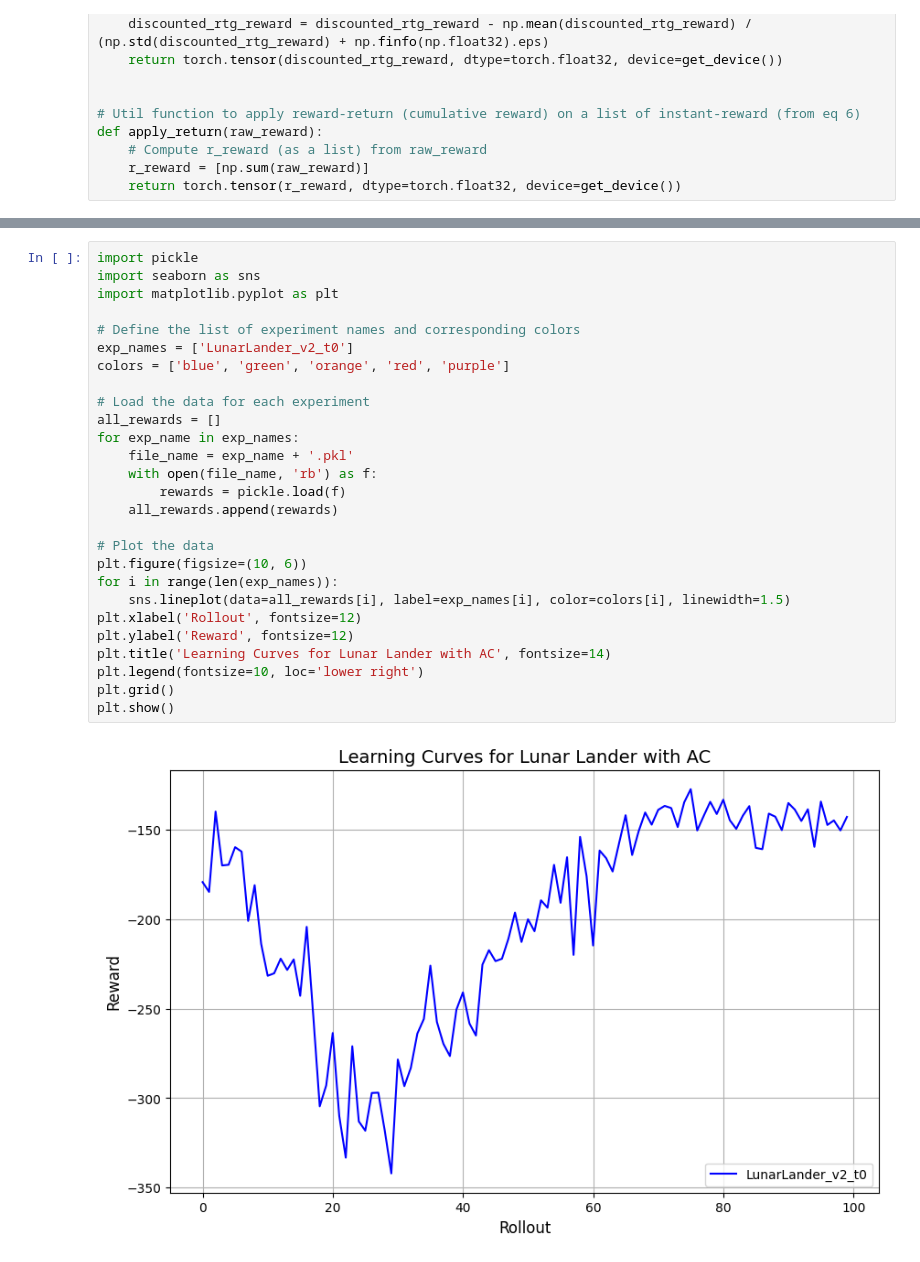
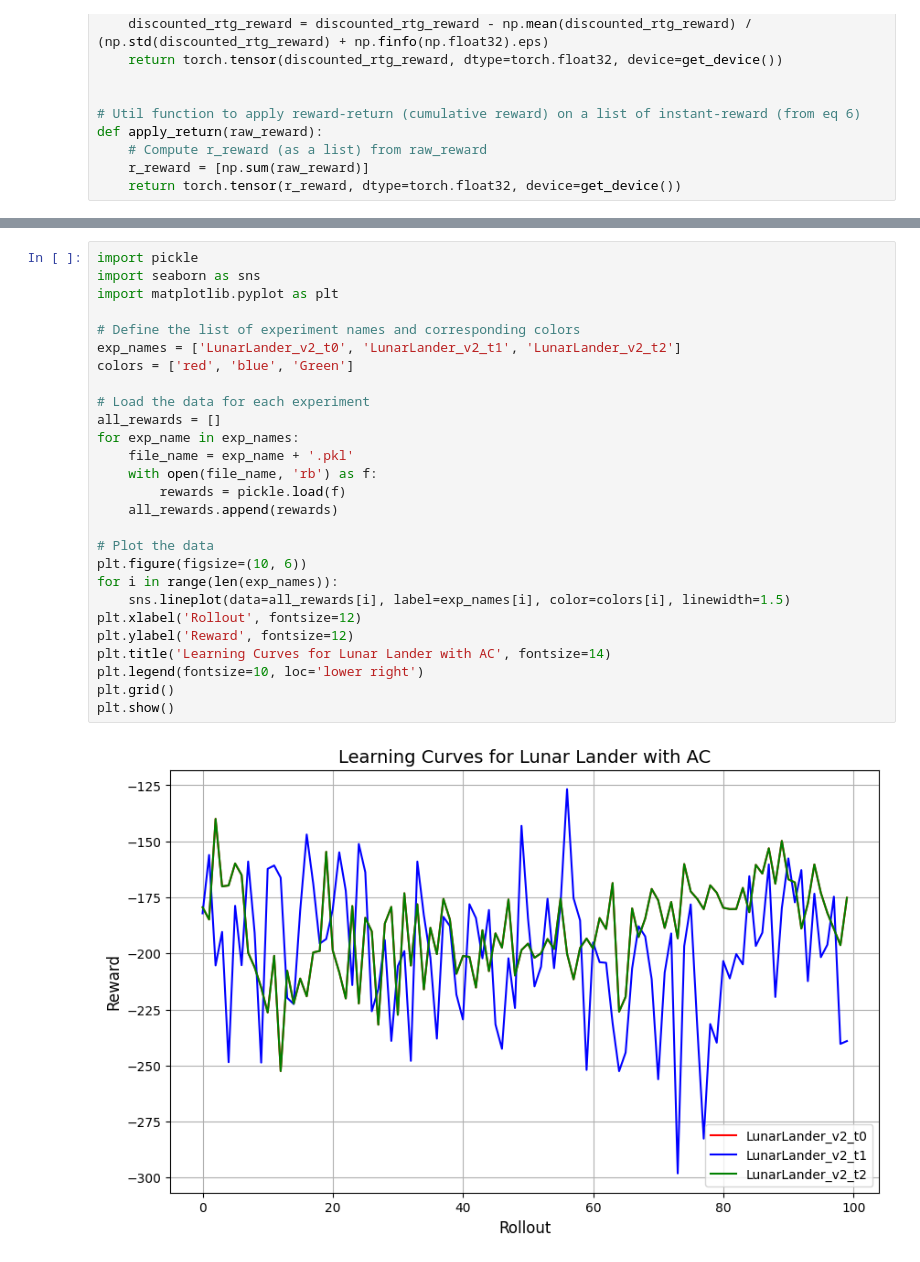
Before and after one commit to yoshithavalluru/assignment-2, a Jupyter notebook: hw2_ac.ipynb, the cells around one changed output, grey strips where cells are left out. Saved outputs shown, nothing was run; the diff lists cells and outputs as text.

```diff
--- a/hw2_ac.ipynb
+++ b/hw2_ac.ipynb
@@ -308,29 +309,29 @@ Moviepy - video ready /content/drive/MyDrive/assignment-2-AC/LunarLander/rl-vide
 # %%
 import pickle
 import seaborn as sns
 import matplotlib.pyplot as plt
 
 # Define the list of experiment names and corresponding colors
-exp_names = ['LunarLander_v2_t0']
-colors = ['blue', 'green', 'orange', 'red', 'purple']
+exp_names = ['LunarLander_v2_t0', 'LunarLander_v2_t1', 'LunarLander_v2_t2']
+colors = ['red', 'blue', 'Green']
 
 # Load the data for each experiment
 all_rewards = []
 for exp_name in exp_names:
     file_name = exp_name + '.pkl'
     with open(file_name, 'rb') as f:
         rewards = pickle.load(f)
     all_rewards.append(rewards)
 
 # Plot the data
 plt.figure(figsize=(10, 6))
 for i in range(len(exp_names)):
     sns.lineplot(data=all_rewards[i], label=exp_names[i], color=colors[i], linewidth=1.5)
 plt.xlabel('Rollout', fontsize=12)
 plt.ylabel('Reward', fontsize=12)
 plt.title('Learning Curves for Lunar Lander with AC', fontsize=14)
 plt.legend(fontsize=10, loc='lower right')
 plt.grid()
 plt.show()
 # %% [output]
-[figure, old version]
+[figure, new version]
```
Also changed, not shown: parts of 3 cells of this notebook.
